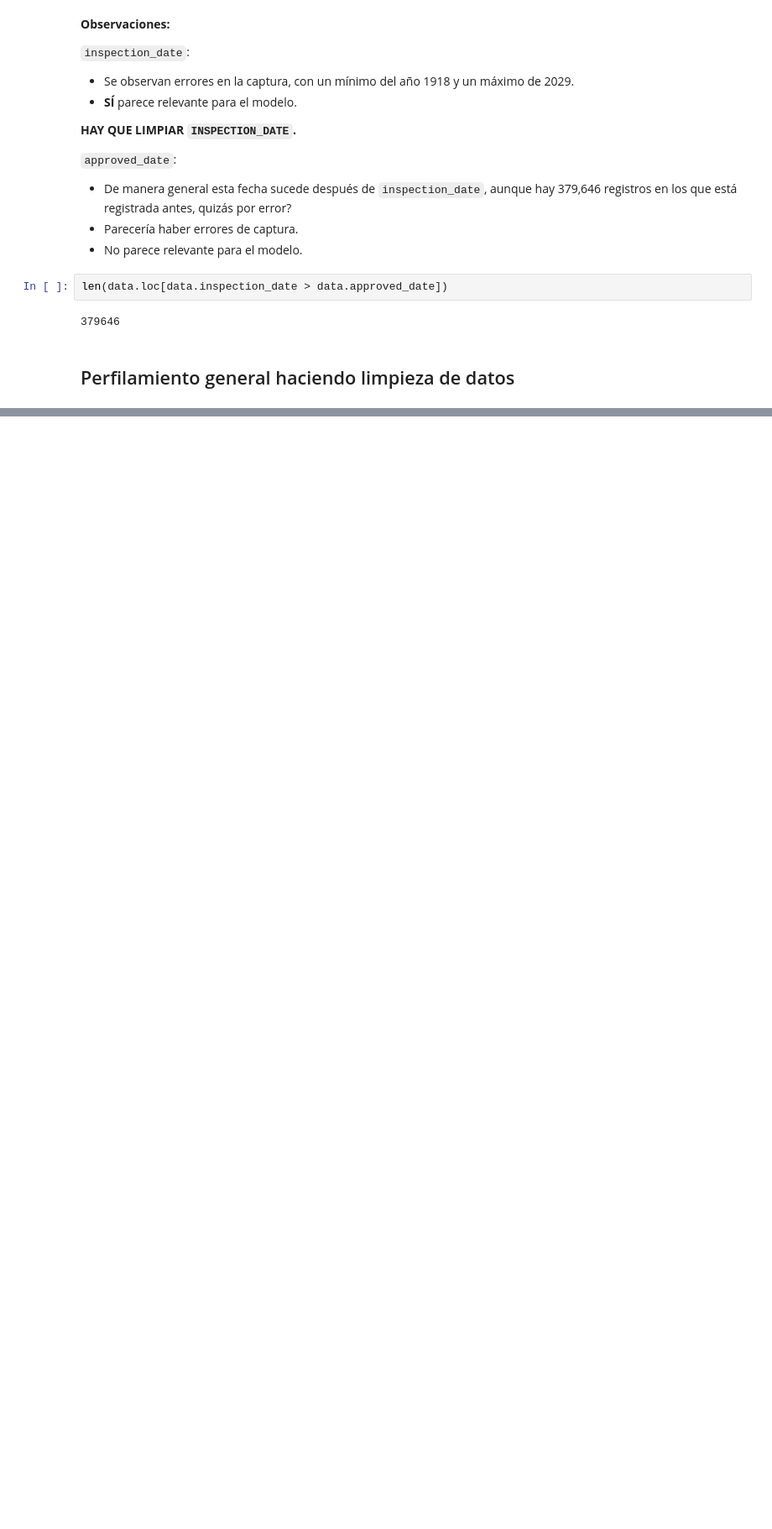
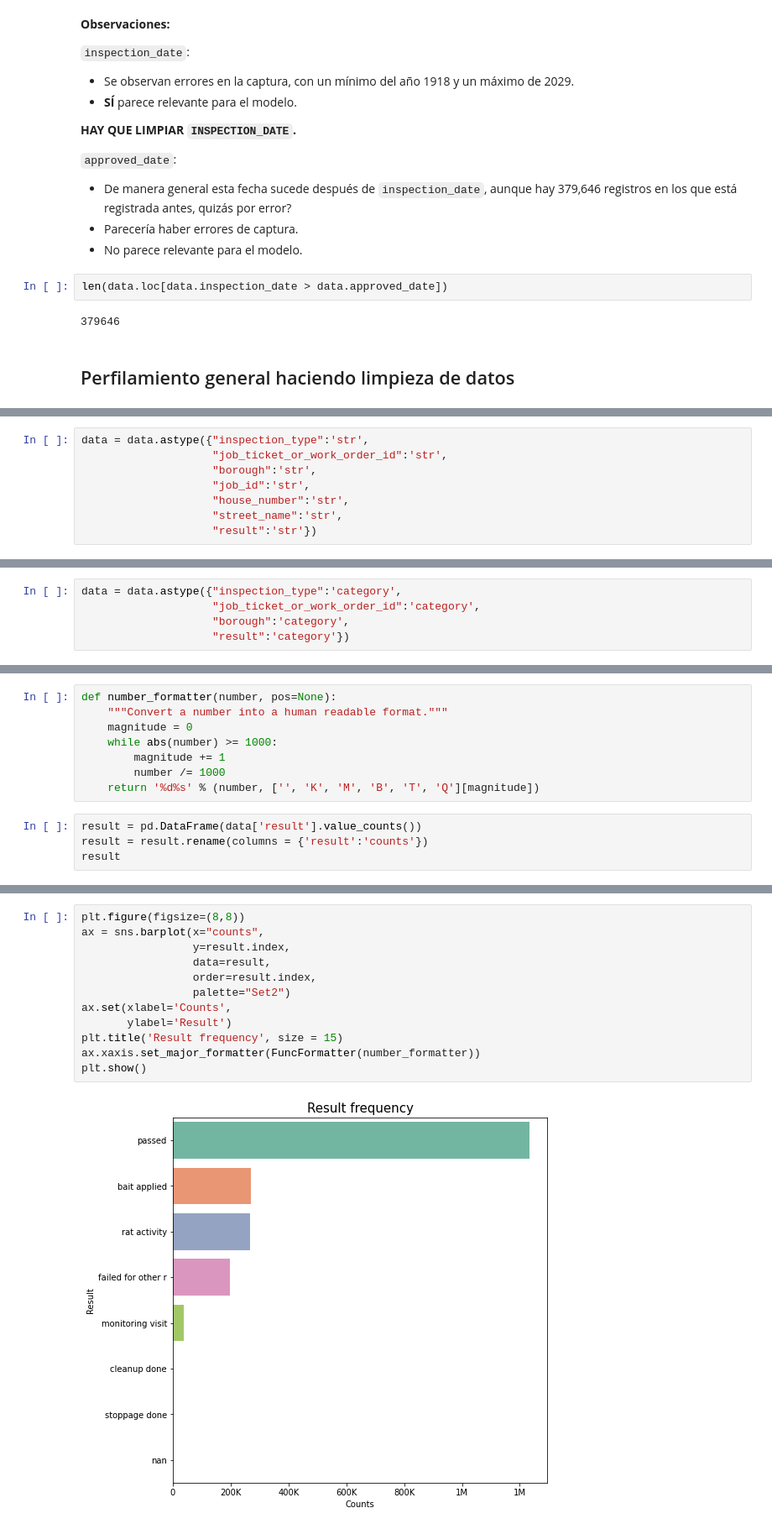
Before and after one commit to cecyar/rodent_inspection, a Jupyter notebook: notebooks/eda/EDA_GEDA.ipynb, the cells around one changed output, grey strips where cells are left out. Shown at 84% size. Drawn from its saved outputs; the diff is of its cells as text; blank space fills up the shorter version.

```diff
--- a/notebooks/eda/EDA_GEDA.ipynb
+++ b/notebooks/eda/EDA_GEDA.ipynb
@@ -360,0 +362,8 @@ len(data.loc[data.inspection_date > data.approved_date])
+# %%
+data = data.astype({"inspection_type":'str',
+                    "job_ticket_or_work_order_id":'str',
+                    "borough":'str',
+                    "job_id":'str',
+                    "house_number":'str',
+                    "street_name":'str',
+                    "result":'str'})
@@ -360,0 +388,5 @@ len(data.loc[data.inspection_date > data.approved_date])
+# %%
+data = data.astype({"inspection_type":'category',
+                    "job_ticket_or_work_order_id":'category',
+                    "borough":'category',
+                    "result":'category'})
@@ -360,0 +455,12 @@ len(data.loc[data.inspection_date > data.approved_date])
+# %%
+def number_formatter(number, pos=None):
+    """Convert a number into a human readable format."""
+    magnitude = 0
+    while abs(number) >= 1000:
+        magnitude += 1
+        number /= 1000
+    return '%d%s' % (number, ['', 'K', 'M', 'B', 'T', 'Q'][magnitude])
+# %%
+result = pd.DataFrame(data['result'].value_counts())
+result = result.rename(columns = {'result':'counts'})
+result
@@ -360,0 +501,14 @@ len(data.loc[data.inspection_date > data.approved_date])
+# %%
+plt.figure(figsize=(8,8))
+ax = sns.barplot(x="counts",
+                 y=result.index,
+                 data=result,
+                 order=result.index,
+                 palette="Set2")
+ax.set(xlabel='Counts',
+       ylabel='Result')
+plt.title('Result frequency', size = 15)
+ax.xaxis.set_major_formatter(FuncFormatter(number_formatter))
+plt.show()
+# %% [output]
+[figure, added]
```
Also changed, not shown: parts of 30 cells of this notebook.
